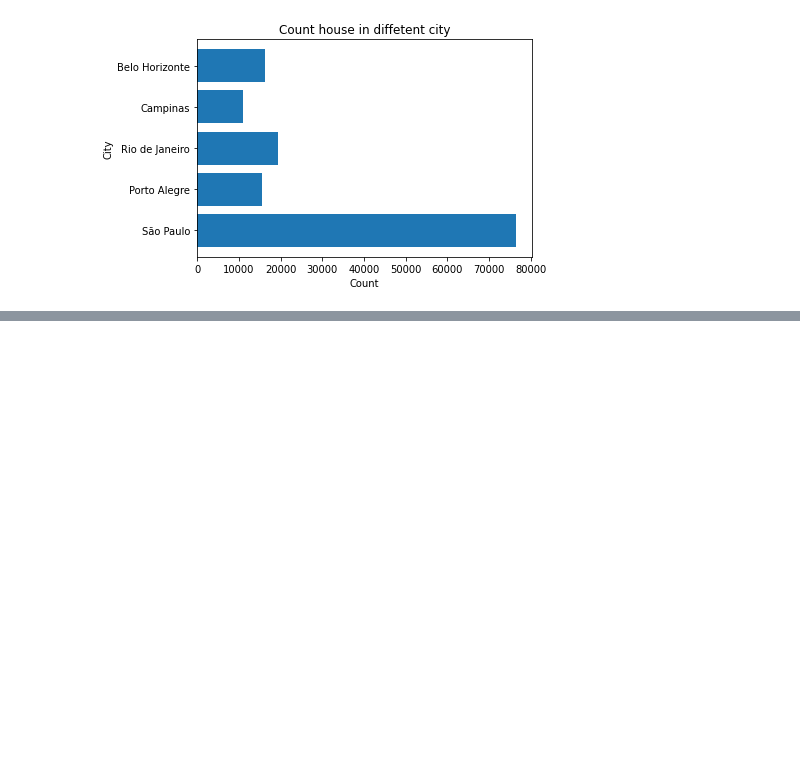
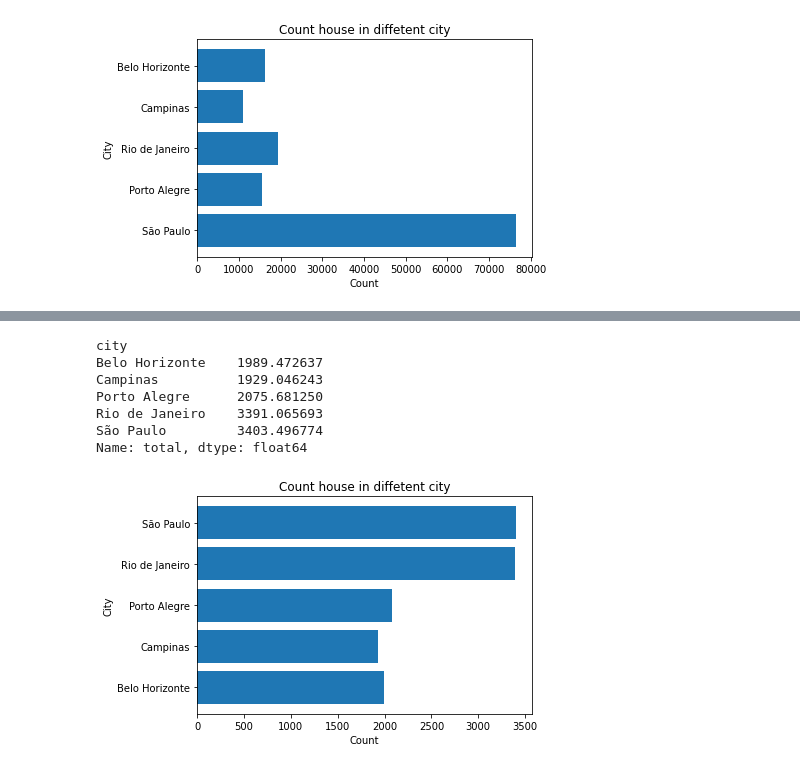
Before and after one commit to Arina1004/data_mining, a Jupyter notebook: visualization.ipynb, the cells around one changed output, grey strips where cells are left out. Cells and saved outputs as stored; diff of their text form; code cells hidden in the pictures; blank space fills up the shorter version.

```diff
--- a/visualization.ipynb
+++ b/visualization.ipynb
@@ -83,0 +86,17 @@ Name: total, dtype: float64
+# %%
+new_data=data[(data.rooms ==2) & (data.area > 50) & (data.area < 100)]
+total_by_city= new_data.groupby('city')['total'].mean()
+plt.barh(total_by_city.keys(), total_by_city)
+plt.xlabel('Count')
+plt.ylabel('City')
+plt.title('Count house in diffetent city')
+total_by_city
+# %% [output]
+city
+Belo Horizonte    1989.472637
+Campinas          1929.046243
+Porto Alegre      2075.681250
+Rio de Janeiro    3391.065693
+São Paulo         3403.496774
+Name: total, dtype: float64
+[figure, added]
```
Also changed, not shown: parts of 3 cells of this notebook.
